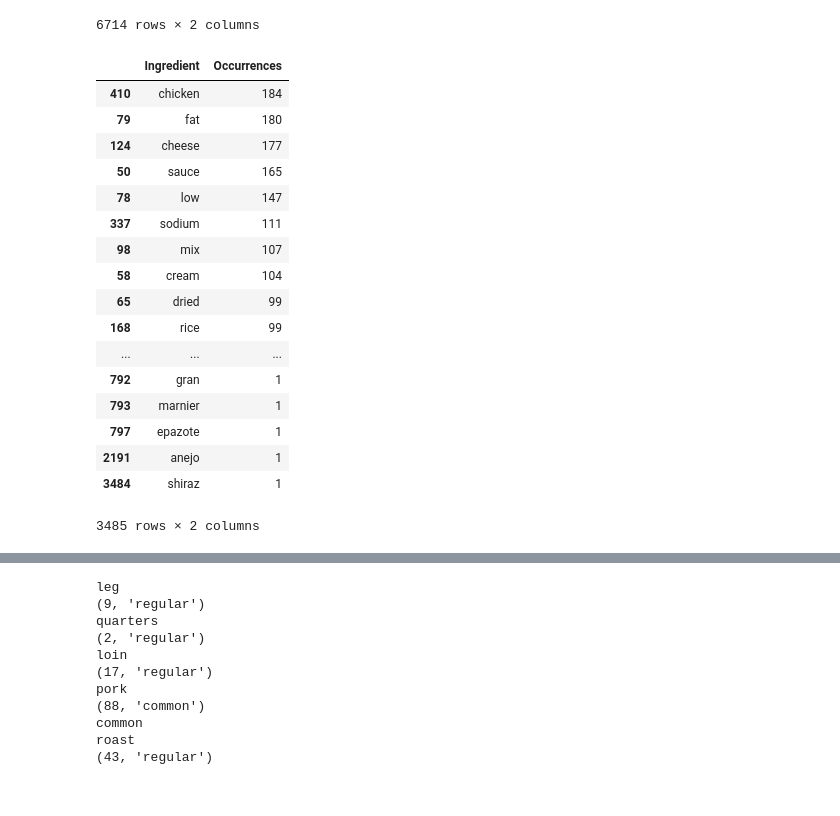
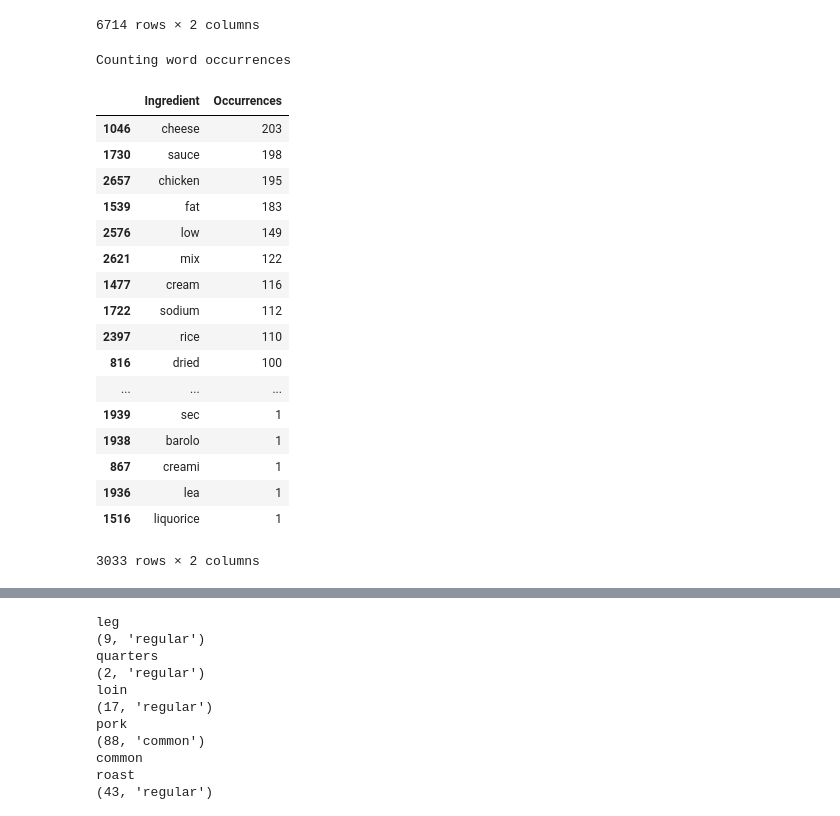
Before and after one commit to SinaSarparast/CPFSO, a Jupyter notebook: JupyterNotebook/ingredients_store.ipynb, the cells around one changed output, grey strips where cells are left out. Drawn from its saved outputs; the diff is of its cells as text; code cells hidden in the pictures.

Commit message:
Ingredients processing

```diff
--- a/JupyterNotebook/ingredients_store.ipynb
+++ b/JupyterNotebook/ingredients_store.ipynb
@@ -48,53 +48,57 @@ import pandas as pd
 # read python dict back from the file
 pkl_file = open('workingingredients.pkl', 'rb')
 workingingredients = pickle.load(pkl_file)
 pkl_file.close()
 
 countwordsappearing = {}
 #count how many times the ingredient word appears across the corpus
 for key, value in workingingredients.items():
     ingredientswords = value
     for wordlist in ingredientswords:
+        #I am making every ingredient word lower case, all occurrences added together
         for word in wordlist:
+            word = word.lower()
             countme = 0
             countwordsappearing.setdefault(word,0)
             countwordsappearing[word]= countwordsappearing[word]+1
 
 #do not run this unless needed! writing to countedingredientwords
-#output = open('countedingredientwords.pkl', 'wb')
-#pickle.dump(countwordsappearing, output)
-#output.close()
+output = open('countedingredientwords.pkl', 'wb')
+pickle.dump(countwordsappearing, output)
+output.close()
 
 ingredientword=[]
 occurrences=[]
 for key, value in countwordsappearing.items():
     ingredientword.append(str(key))
     occurrences.append(value)
 
 #df = pd.DataFrame(countwordsappearing.items(),
  #               columns=['Ingredient word', 'Occurrences']).sort_values(by=['Occurrences'],ascending=False)
 
+print("Counting word occurrences")
 df = pd.DataFrame({'Ingredient': ingredientword, 'Occurrences':occurrences}).sort_values(by=['Occurrences'],ascending=False)
 df
 # %% [output]
+Counting word occurrences
 |  | Ingredient | Occurrences |
-| 410 | chicken | 184 |
-| 79 | fat | 180 |
-| 124 | cheese | 177 |
-| 50 | sauce | 165 |
-| 78 | low | 147 |
-| 337 | sodium | 111 |
-| 98 | mix | 107 |
-| 58 | cream | 104 |
-| 65 | dried | 99 |
-| 168 | rice | 99 |
+| 1046 | cheese | 203 |
+| 1730 | sauce | 198 |
+| 2657 | chicken | 195 |
+| 1539 | fat | 183 |
+| 2576 | low | 149 |
+| 2621 | mix | 122 |
+| 1477 | cream | 116 |
+| 1722 | sodium | 112 |
+| 2397 | rice | 110 |
+| 816 | dried | 100 |
 | ... | ... | ... |
-| 792 | gran | 1 |
-| 793 | marnier | 1 |
-| 797 | epazote | 1 |
-| 2191 | anejo | 1 |
-| 3484 | shiraz | 1 |
+| 1939 | sec | 1 |
+| 1938 | barolo | 1 |
+| 867 | creami | 1 |
+| 1936 | lea | 1 |
+| 1516 | liquorice | 1 |
-3485 rows × 2 columns
+3033 rows × 2 columns
 # %%
 import pickle
 import pandas as pd
```
Also changed, not shown: parts of 2 cells of this notebook, 3 other files.
